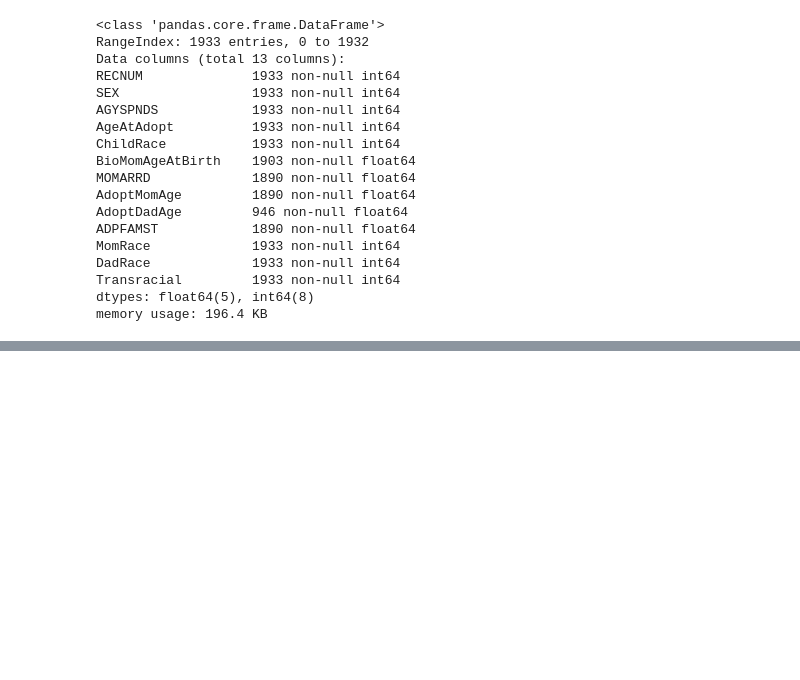
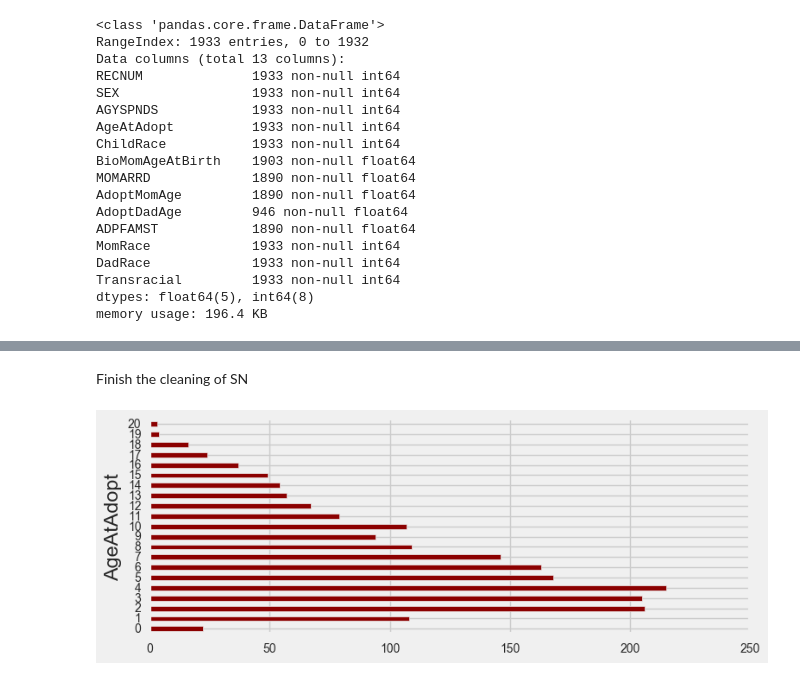
Before and after one commit to lessdaa/project2, a Jupyter notebook: Project 2/Project 2 main part/Project 2 main file.ipynb, the cells around one changed output, grey strips where cells are left out. Saved outputs shown, nothing was run; the diff lists cells and outputs as text; code cells hidden in the pictures; blank space fills up the shorter version.

```diff
--- a/Project 2/Project 2 main part/Project 2 main file.ipynb
+++ b/Project 2/Project 2 main part/Project 2 main file.ipynb
@@ -102,0 +100,6 @@ df[df['BioMomAgeAtBirth'].isnull().values==True]
+# %% [markdown]
+Finish the cleaning of SN
+# %%
+data_glimps('AgeAtAdopt','darkred','barh')
+# %% [output]
+[figure, added]
```
Also changed, not shown: parts of 89 cells of this notebook, 1 other file.
